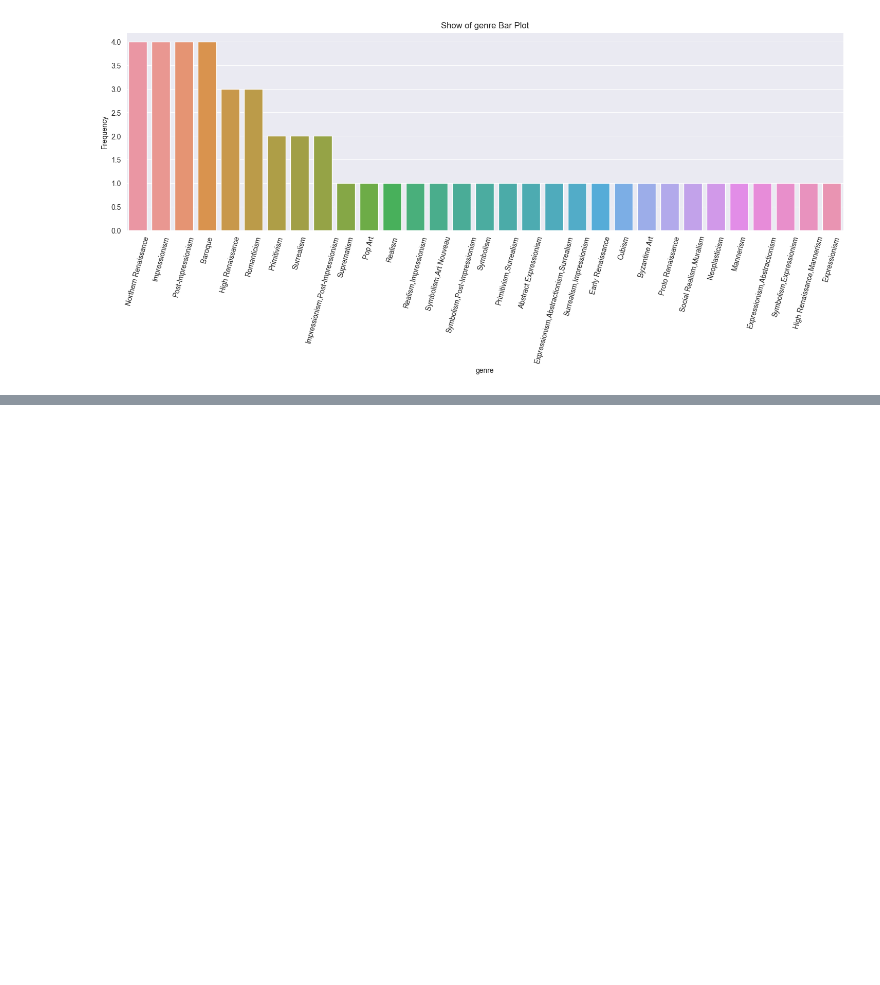
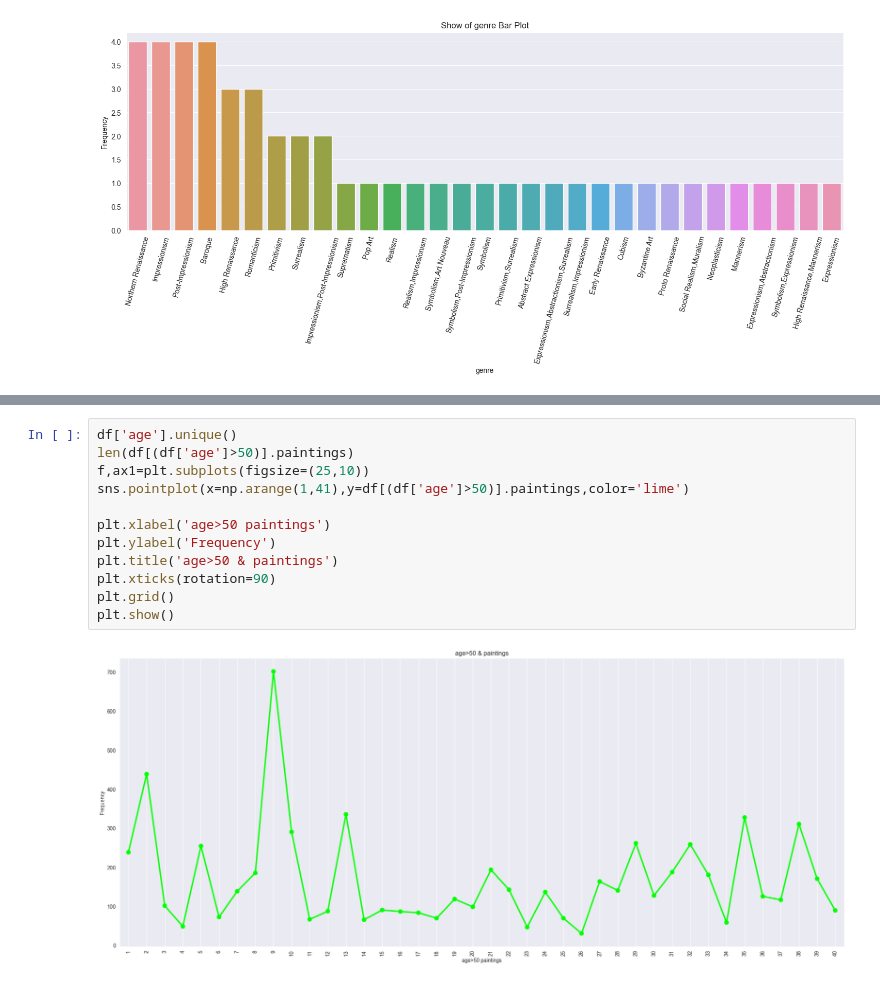
Before and after one commit to pooyanosk1382/BestArt, a Jupyter notebook: BestArt.ipynb, the cells around one changed output, grey strips where cells are left out. Drawn from its saved outputs; the diff is of its cells as text; blank space fills up the shorter version.

```diff
--- a/BestArt.ipynb
+++ b/BestArt.ipynb
@@ -183,0 +208,14 @@ plt.show()
+# %%
+df['age'].unique()
+len(df[(df['age']>50)].paintings)
+f,ax1=plt.subplots(figsize=(25,10))
+sns.pointplot(x=np.arange(1,41),y=df[(df['age']>50)].paintings,color='lime')
+
+plt.xlabel('age>50 paintings')
+plt.ylabel('Frequency')
+plt.title('age>50 & paintings')
+plt.xticks(rotation=90)
+plt.grid()
+plt.show()
+# %% [output]
+[figure, added]
```
Also changed, not shown: parts of 11 cells of this notebook.
